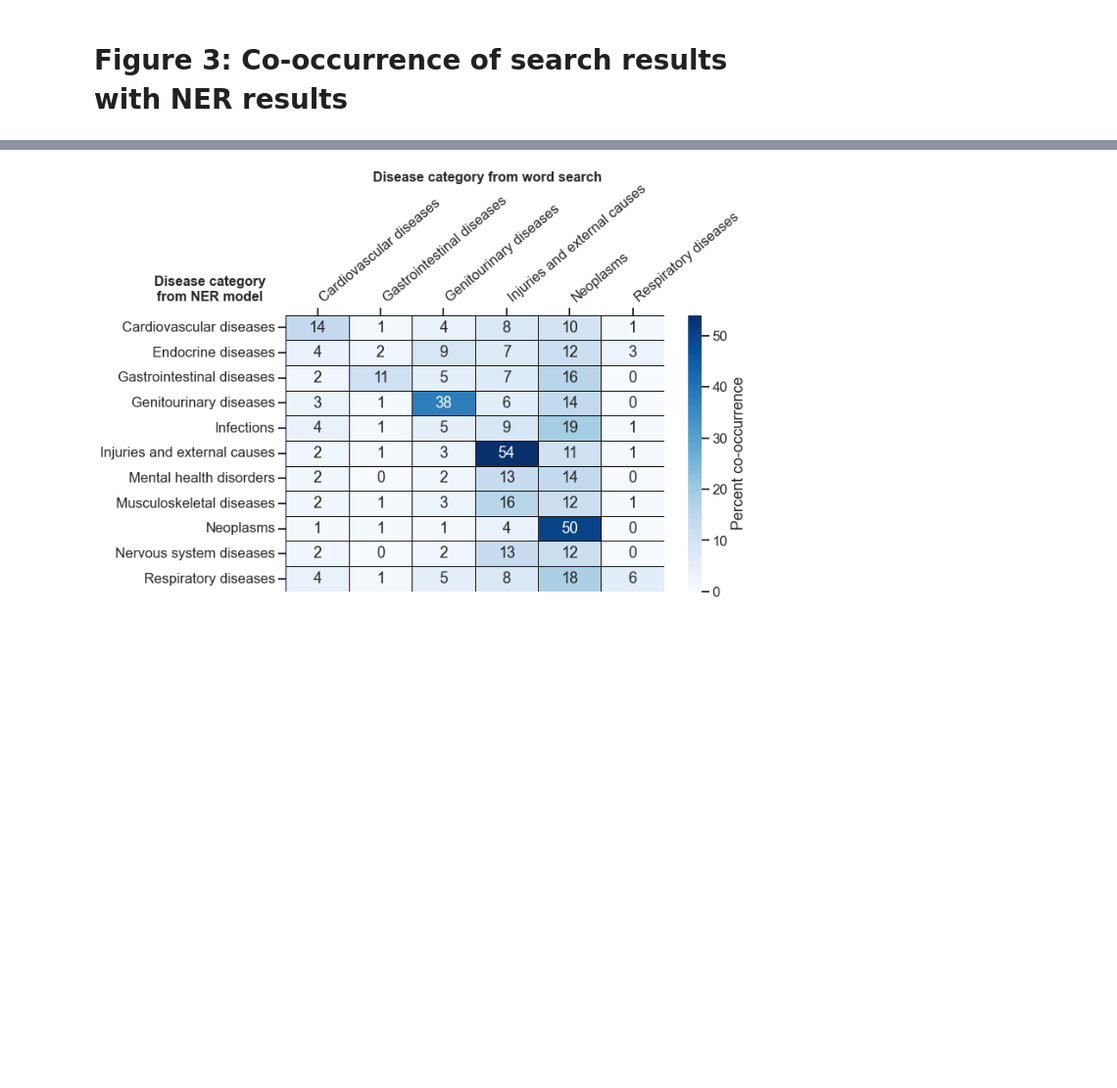
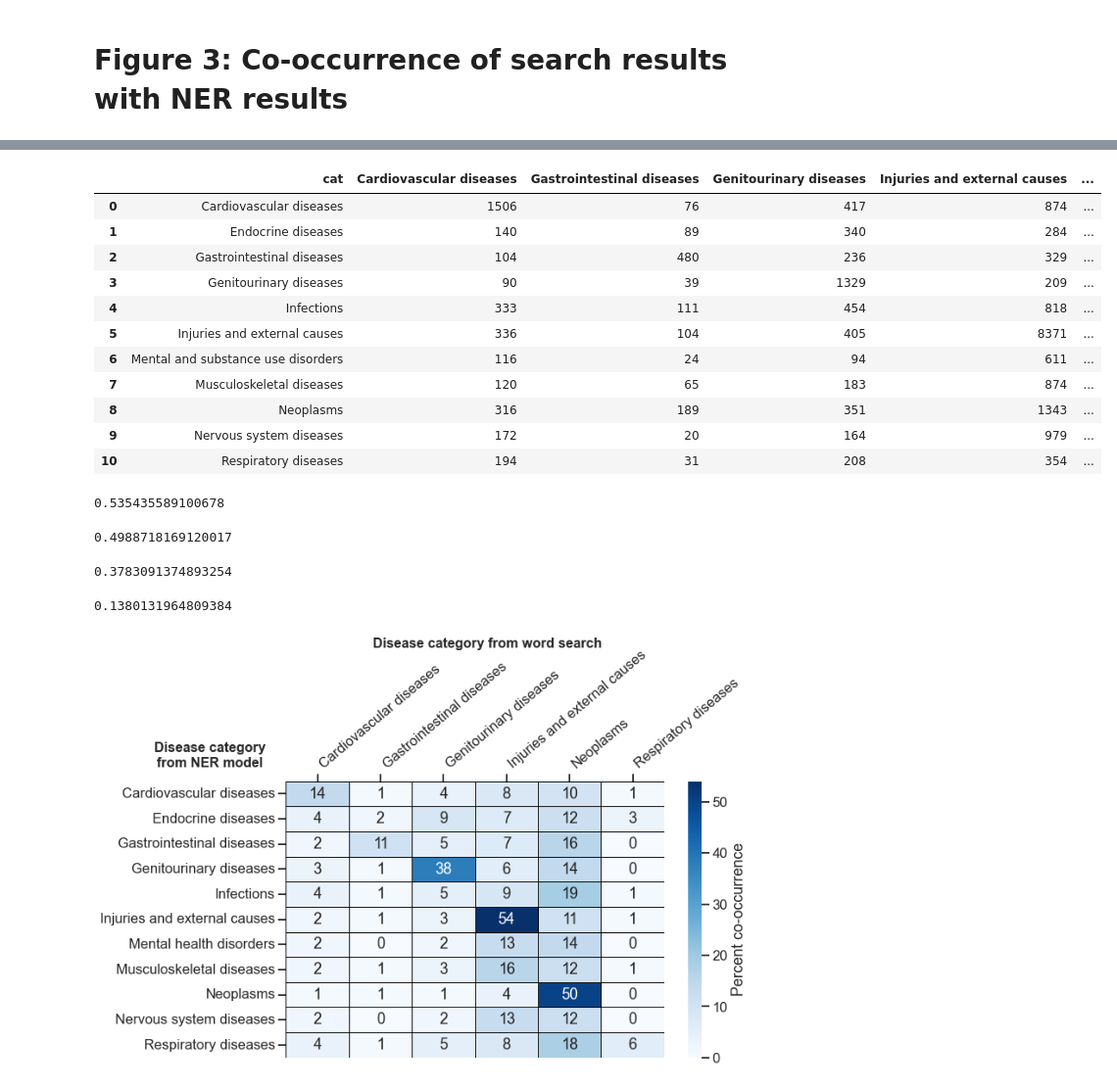
Before and after one commit to sdoerstling/medical_crowdfunding, a Jupyter notebook: code/10-evaluation_and_analysis.ipynb, the cells around one changed output, grey strips where cells are left out. Shown: that part at 98% size. Drawn from its saved outputs; the diff is of its cells as text; code cells hidden in the pictures; blank space fills up the shorter version.

```diff
--- a/code/10-evaluation_and_analysis.ipynb
+++ b/code/10-evaluation_and_analysis.ipynb
@@ -1119,6 +1197,41 @@ found_by_algo.rename(columns={'index':'cat','disease_category':'sum'}, inplace=T
 
 #merge
 ct = ct.merge(found_by_algo, on='cat')
+# %%
+ct
+# %% [output]
+|  | cat | Cardiovascular diseases | Gastrointestinal diseases | Genitourinary diseases | Injuries and external causes | ... |
+| 0 | Cardiovascular diseases | 1506 | 76 | 417 | 874 | ... |
+| 1 | Endocrine diseases | 140 | 89 | 340 | 284 | ... |
+| 2 | Gastrointestinal diseases | 104 | 480 | 236 | 329 | ... |
+| 3 | Genitourinary diseases | 90 | 39 | 1329 | 209 | ... |
+| 4 | Infections | 333 | 111 | 454 | 818 | ... |
+| 5 | Injuries and external causes | 336 | 104 | 405 | 8371 | ... |
+| 6 | Mental and substance use disorders | 116 | 24 | 94 | 611 | ... |
+| 7 | Musculoskeletal diseases | 120 | 65 | 183 | 874 | ... |
+| 8 | Neoplasms | 316 | 189 | 351 | 1343 | ... |
+| 9 | Nervous system diseases | 172 | 20 | 164 | 979 | ... |
+| 10 | Respiratory diseases | 194 | 31 | 208 | 354 | ... |
+# %%
+#injuries
+print(8371/15634)
+# %% [output]
+0.535435589100678
+# %%
+#neoplasms
+print(18572/37228)
+# %% [output]
+0.4988718169120017
+# %%
+#gu
+print(1329/3513)
+# %% [output]
+0.3783091374893254
+# %%
+#cv
+print(1506/10912)
+# %% [output]
+0.1380131964809384
 # %%
 #divide
 ct[crosstab_columns] = round(ct[crosstab_columns].div(ct['sum'], axis=0) * 100)
```
Also changed, not shown: parts of 11 cells of this notebook, 1 other file.
